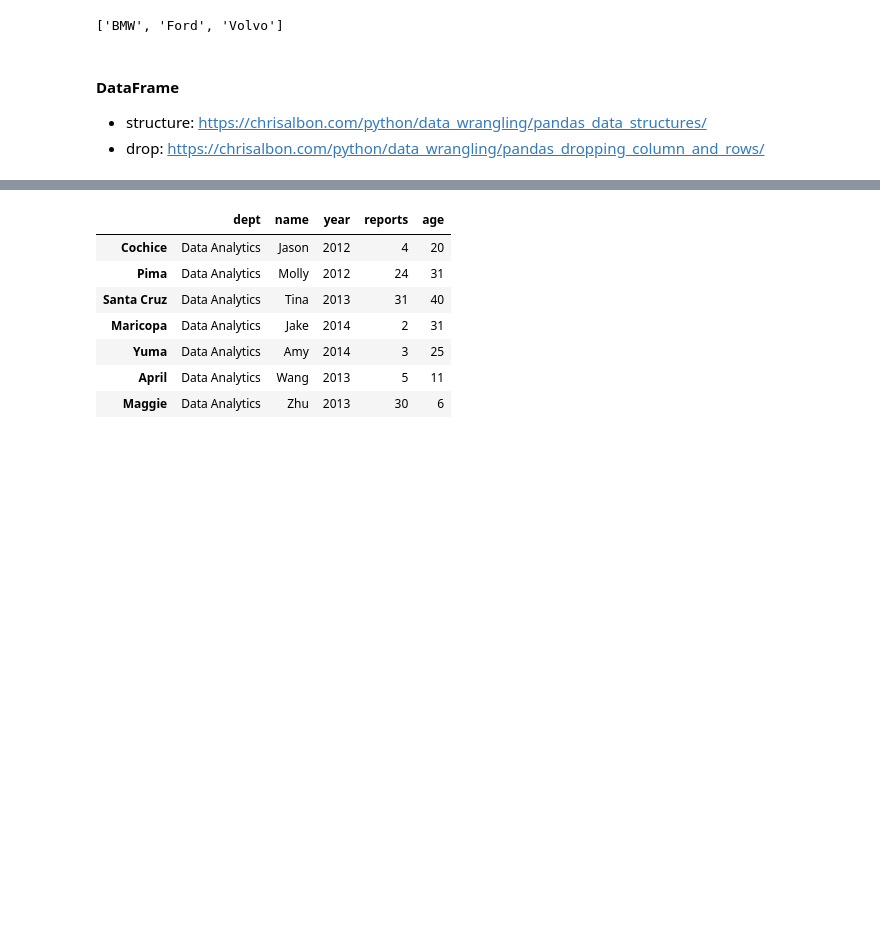
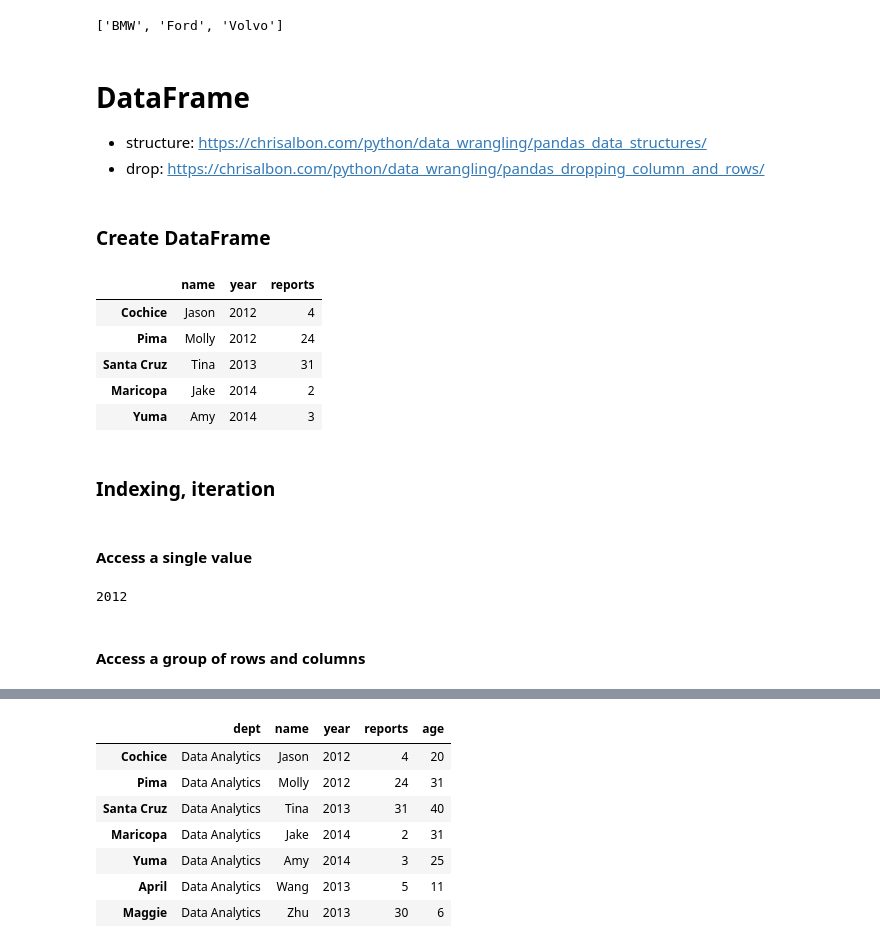
Before and after one commit to MWang93/Useful, a Jupyter notebook: Unorganized/Work Needed.ipynb, the cells around one changed output, grey strips where cells are left out. Saved outputs shown, nothing was run; the diff lists cells and outputs as text; code cells hidden in the pictures; blank space fills up the shorter version.

```diff
--- a/Unorganized/Work Needed.ipynb
+++ b/Unorganized/Work Needed.ipynb
@@ -126,9 +126,11 @@ sorted(cars)
 # %% [output]
 ['BMW', 'Ford', 'Volvo']
 # %% [markdown]
-#### DataFrame
+# DataFrame
 -  structure: https://chrisalbon.com/python/data_wrangling/pandas_data_structures/
 -  drop: https://chrisalbon.com/python/data_wrangling/pandas_dropping_column_and_rows/
+# %% [markdown]
+### Create DataFrame
 # %%
 # create df, insert data from a lit
 import pandas as pd
@@ -143,3 +145,27 @@ for value in values_by_rows:
     df.loc[len(df)] = value
 
 df.index = index
+# %%
+df
+# %% [output]
+|  | name | year | reports |
+| Cochice | Jason | 2012 | 4 |
+| Pima | Molly | 2012 | 24 |
+| Santa Cruz | Tina | 2013 | 31 |
+| Maricopa | Jake | 2014 | 2 |
+| Yuma | Amy | 2014 | 3 |
+# %% [markdown]
+### Indexing, iteration
+# %% [markdown]
+#### Access a single value
+# %%
+# get value in pd
+df.at['Pima', 'year']
+df.iat[1, 2]
+# get value within a Series
+df.loc['Pima'].at['year']
+df.loc['Pima'].iat[1]
+# %% [output]
+2012
+# %% [markdown]
+#### Access a group of rows and columns
```
Also changed, not shown: parts of 40 cells of this notebook.
